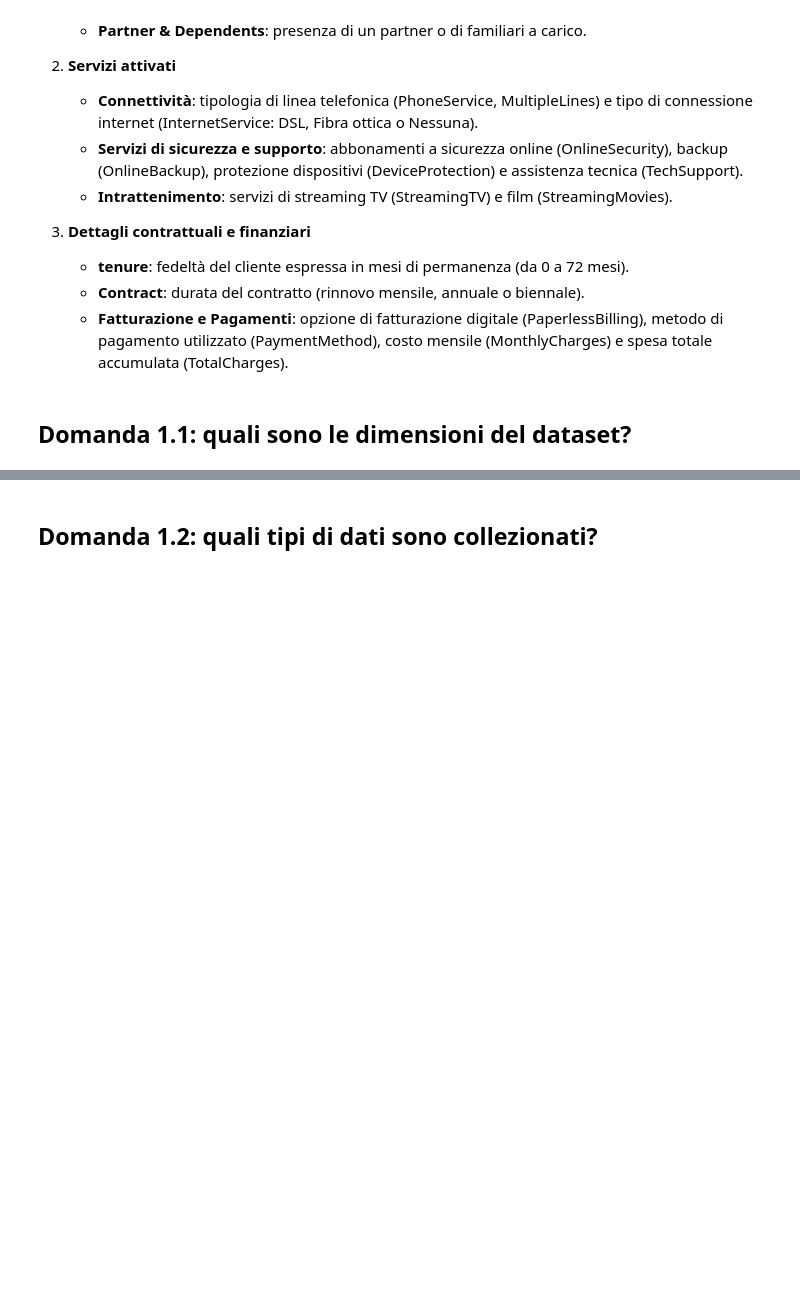
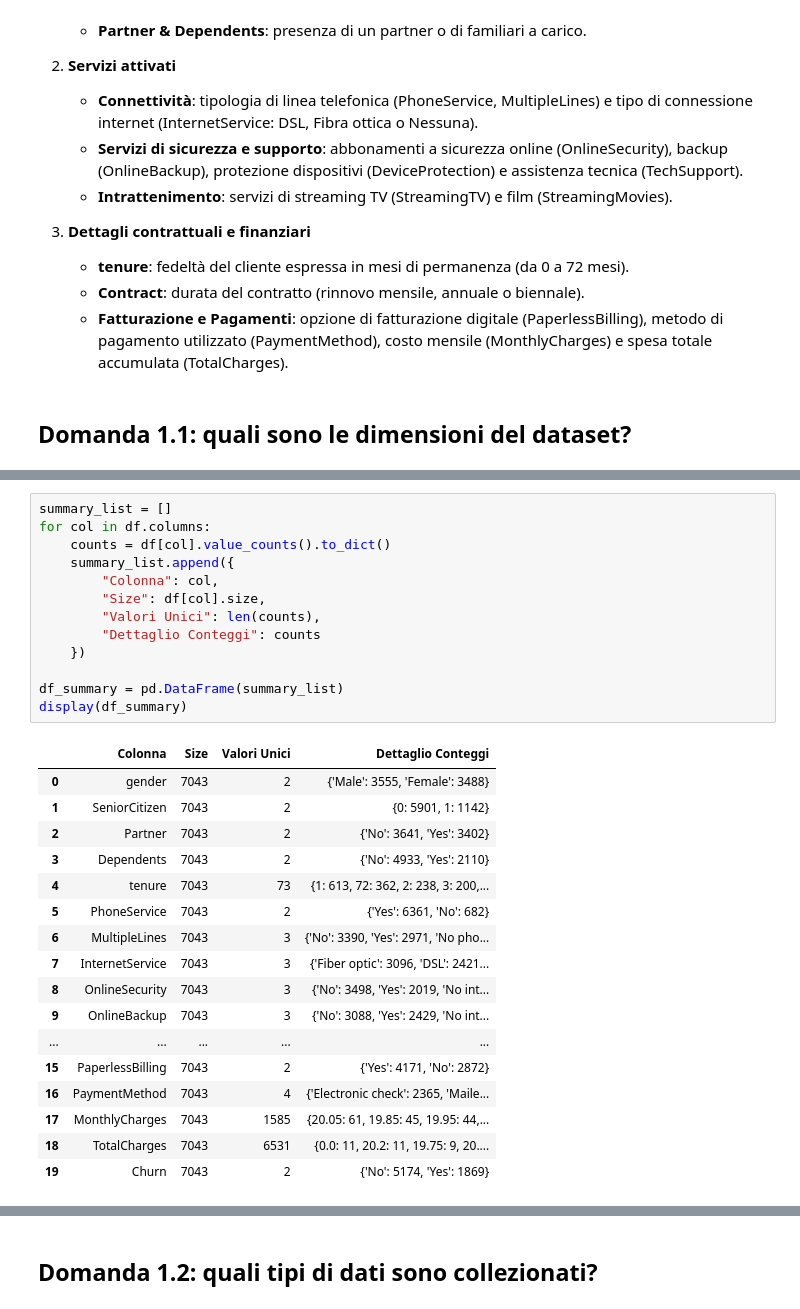
Before and after one commit to SolFa688/Progetto_IntroDSePC_gruppo_n15, a Jupyter notebook: notebooks/Progetto_IntroDSePC_gruppo_nXY_V_2_0.ipynb, the cells around one changed output, grey strips where cells are left out. Cells and saved outputs as stored; diff of their text form; blank space fills up the shorter version.

```diff
--- a/notebooks/Progetto_IntroDSePC_gruppo_nXY_V_2_0.ipynb
+++ b/notebooks/Progetto_IntroDSePC_gruppo_nXY_V_2_0.ipynb
@@ -69,0 +253,31 @@ Per un totale di 147903 valori presenti
+# %%
+summary_list = []
+for col in df.columns:
+    counts = df[col].value_counts().to_dict()
+    summary_list.append({
+        "Colonna": col,
+        "Size": df[col].size,
+        "Valori Unici": len(counts),
+        "Dettaglio Conteggi": counts
+    })
+
+df_summary = pd.DataFrame(summary_list)
+display(df_summary)
+# %% [output]
+|  | Colonna | Size | Valori Unici | Dettaglio Conteggi |
+| 0 | gender | 7043 | 2 | {'Male': 3555, 'Female': 3488} |
+| 1 | SeniorCitizen | 7043 | 2 | {0: 5901, 1: 1142} |
+| 2 | Partner | 7043 | 2 | {'No': 3641, 'Yes': 3402} |
+| 3 | Dependents | 7043 | 2 | {'No': 4933, 'Yes': 2110} |
+| 4 | tenure | 7043 | 73 | {1: 613, 72: 362, 2: 238, 3: 200,... |
+| 5 | PhoneService | 7043 | 2 | {'Yes': 6361, 'No': 682} |
+| 6 | MultipleLines | 7043 | 3 | {'No': 3390, 'Yes': 2971, 'No pho... |
+| 7 | InternetService | 7043 | 3 | {'Fiber optic': 3096, 'DSL': 2421... |
+| 8 | OnlineSecurity | 7043 | 3 | {'No': 3498, 'Yes': 2019, 'No int... |
+| 9 | OnlineBackup | 7043 | 3 | {'No': 3088, 'Yes': 2429, 'No int... |
+| ... | ... | ... | ... | ... |
+| 15 | PaperlessBilling | 7043 | 2 | {'Yes': 4171, 'No': 2872} |
+| 16 | PaymentMethod | 7043 | 4 | {'Electronic check': 2365, 'Maile... |
+| 17 | MonthlyCharges | 7043 | 1585 | {20.05: 61, 19.85: 45, 19.95: 44,... |
+| 18 | TotalCharges | 7043 | 6531 | {0.0: 11, 20.2: 11, 19.75: 9, 20.... |
+| 19 | Churn | 7043 | 2 | {'No': 5174, 'Yes': 1869} |
```
Also changed, not shown: parts of 12 cells of this notebook.
